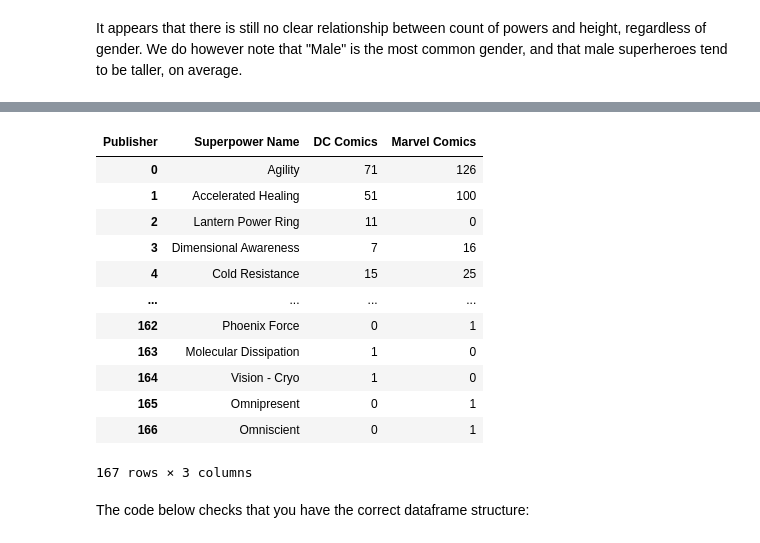
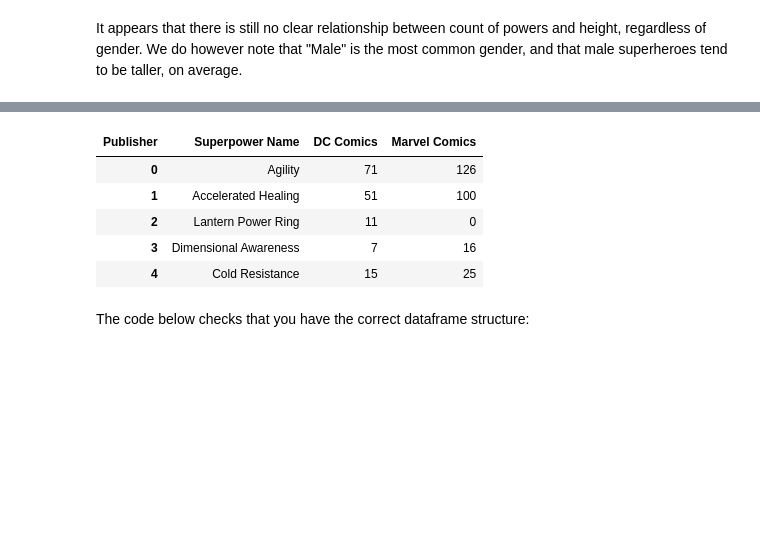
Before and after one commit to halemade/dsc-pandas-data-cleaning-lab, a Jupyter notebook: index.ipynb, the cells around one changed output, grey strips where cells are left out. Saved outputs shown, nothing was run; the diff lists cells and outputs as text; code cells hidden in the pictures; blank space fills up the shorter version.

```diff
--- a/index.ipynb
+++ b/index.ipynb
@@ -111,7 +100,3 @@ There are two ways to do this:
 
 1. Re-load with `read_csv`, and specify the parameter `index_col=0`
 2. Drop the column `Unnamed: 0` with `axis=1`
-# %%
-heroes_df = pd.read_csv('heroes_information.csv', index_col=0)
-
-heroes_df.head()
@@ -125,3 +103,5 @@ heroes_df.head()
+# %%
+heroes_df=heroes_df.drop('Unnamed: 0', axis=1)
 # %% [markdown]
 The following code checks that the dataframe was loaded correctly.
 # %%
@@ -269,7 +227,7 @@ Weight - Use median
 # %% [markdown]
 Now, implement your chosen strategy using code. (You can also check the solution branch for the answer to the question above if you're really not sure.)
 # %%
-heroes_df = heroes_df[heroes_df['Publisher'].notna()]
+heroes_df = heroes_df.dropna()
 
 heroes_df.info()
 # %% [output]
@@ -491,5 +416,5 @@ dtype: int64
 # %%
-heroes_and_powers_df = heroes_df.join(transposed_powers_df, how = 'inner', on = 'name')
+heroes_and_powers_df = heroes_df.join(powers_df.transpose(), how ='inner', on ='name')
 
 heroes_and_powers_df.head()
 # %% [output]
@@ -693,31 +616,20 @@ Don't worry if the rows or columns are in a different order, all that matters is
 
 ***Hint:*** refer to the [documentation for `.groupby`](https://pandas.pydata.org/pandas-docs/stable/reference/api/pandas.DataFrame.groupby.html) and treat each publisher as a group.
 # %%
-heroes_and_powers_df.head()
-
-# heroes_and_powers_df = heroes_and_powers_df[heroes_and_powers_df['Publisher']  'Marvel Comics']
-
-question_3_df = heroes_and_powers_df.groupby('Publisher').sum().T.astype(int)
+question_3_df = heroes_and_powers_df.groupby('Publisher').sum().T.astype(int) #.T. transposes
 question_3_df = question_3_df[['DC Comics', 'Marvel Comics']]
 question_3_df = question_3_df.drop(['Height', 'Weight', 'Power Count'])
 question_3_df.reset_index(inplace = True)
 question_3_df.rename({'index' : 'Superpower Name'}, inplace = True, axis = 1)
 
-question_3_df
+question_3_df.head()
 # %% [output]
 | Publisher | Superpower Name | DC Comics | Marvel Comics |
 | 0 | Agility | 71 | 126 |
 | 1 | Accelerated Healing | 51 | 100 |
 | 2 | Lantern Power Ring | 11 | 0 |
 | 3 | Dimensional Awareness | 7 | 16 |
 | 4 | Cold Resistance | 15 | 25 |
-| ... | ... | ... | ... |
-| 162 | Phoenix Force | 0 | 1 |
-| 163 | Molecular Dissipation | 1 | 0 |
-| 164 | Vision - Cryo | 1 | 0 |
-| 165 | Omnipresent | 0 | 1 |
-| 166 | Omniscient | 0 | 1 |
-167 rows × 3 columns
 # %% [markdown]
 The code below checks that you have the correct dataframe structure:
 # %%
```
Also changed, not shown: parts of 26 cells of this notebook.
